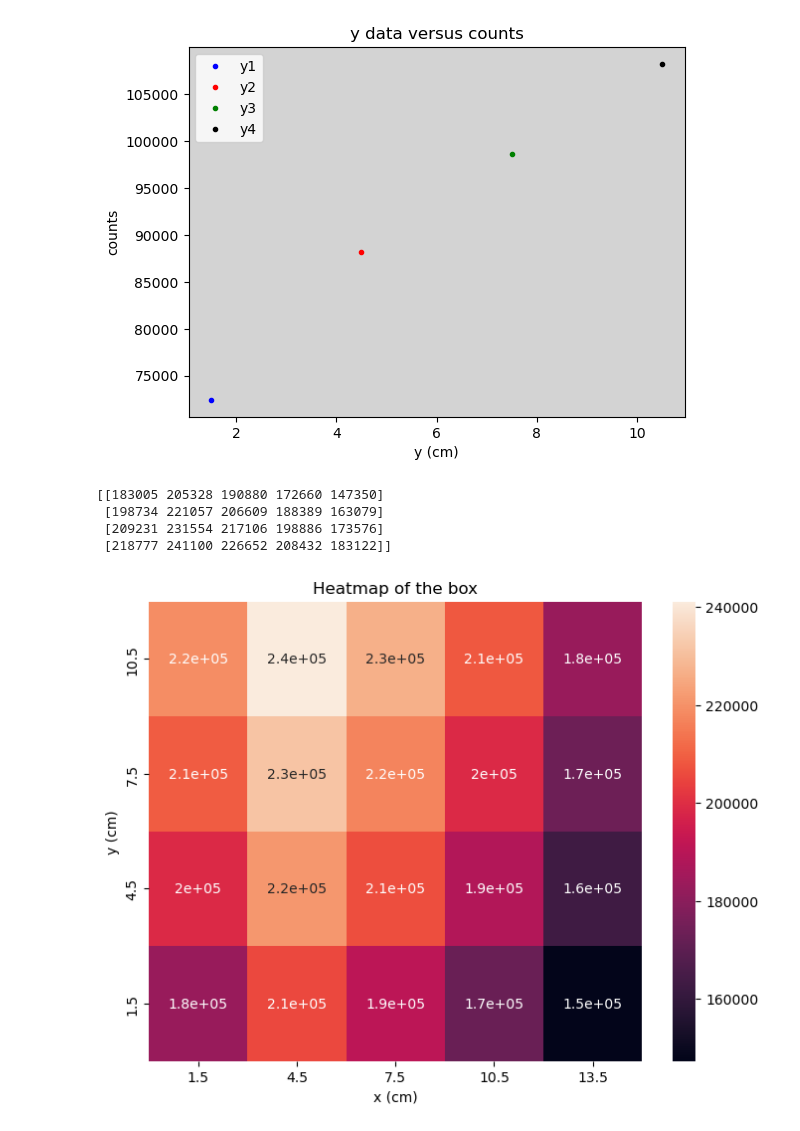
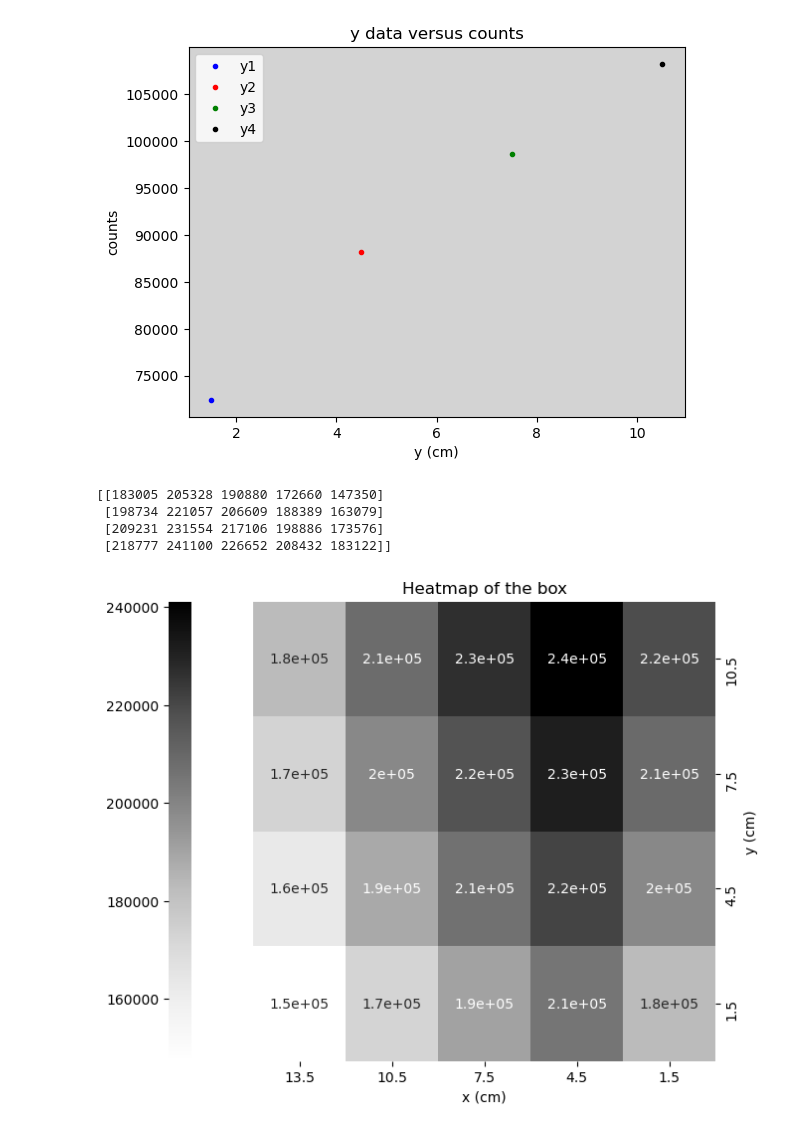
Before and after one commit to jrc-rodriguez/particle_physics, a Jupyter notebook: particle_physics.ipynb, the cells around one changed output. Drawn from its saved outputs; the diff is of its cells as text; code cells hidden in the pictures.

Commit message:
changed heatmap

```diff
--- a/particle_physics.ipynb
+++ b/particle_physics.ipynb
@@ -254,32 +254,33 @@ plt.show()
 # %%
 x_positions = np.array([1.5, 4.5, 7.5, 10.5, 13.5])
 y_positions = np.array([1.5, 4.5, 7.5, 10.5])
 counts = np.array([
     [x1_counts[0] + y1_counts[0], x2_counts[0] + y1_counts[0], x3_counts[0] + y1_counts[0],
      x4_counts[0] + y1_counts[0], x5_counts[0] + y1_counts[0]],
     [x1_counts[0] + y2_counts[0], x2_counts[0] + y2_counts[0], x3_counts[0] + y2_counts[0], x4_counts[0]
      + y2_counts[0], x5_counts[0] + y2_counts[0]],
     [x1_counts[0] + y3_counts[0], x2_counts[0] + y3_counts[0], x3_counts[0] + y3_counts[0], x4_counts[0]
      + y3_counts[0], x5_counts[0] + y3_counts[0]],
     [x1_counts[0] + y4_counts[0], x2_counts[0] + y4_counts[0], x3_counts[0] + y4_counts[0], x4_counts[0]
      + y4_counts[0], x5_counts[0] + y4_counts[0]]
 ])
 
-X, Y = np.meshgrid(x_positions, y_positions)
-
 fig, ax = plt.subplots(figsize=(8, 6))
-heatmap = sb.heatmap(counts, annot=True, xticklabels=x_positions, yticklabels=y_positions)
+heatmap = sb.heatmap(counts, annot=True, xticklabels=x_positions, yticklabels=y_positions, cmap="Greys", cbar_kws={"location": "left"})
 
 ax.invert_yaxis()
+ax.invert_xaxis()
 
 print(counts)
+ax.yaxis.tick_right()
+ax.yaxis.set_label_position("right")
 plt.title("Heatmap of the box")
 plt.xlabel("x (cm)")
 plt.ylabel("y (cm)")
 plt.show()
 # %% [output]
 [[183005 205328 190880 172660 147350]
  [198734 221057 206609 188389 163079]
  [209231 231554 217106 198886 173576]
  [218777 241100 226652 208432 183122]]
-[figure, old version]
+[figure, new version]
```
